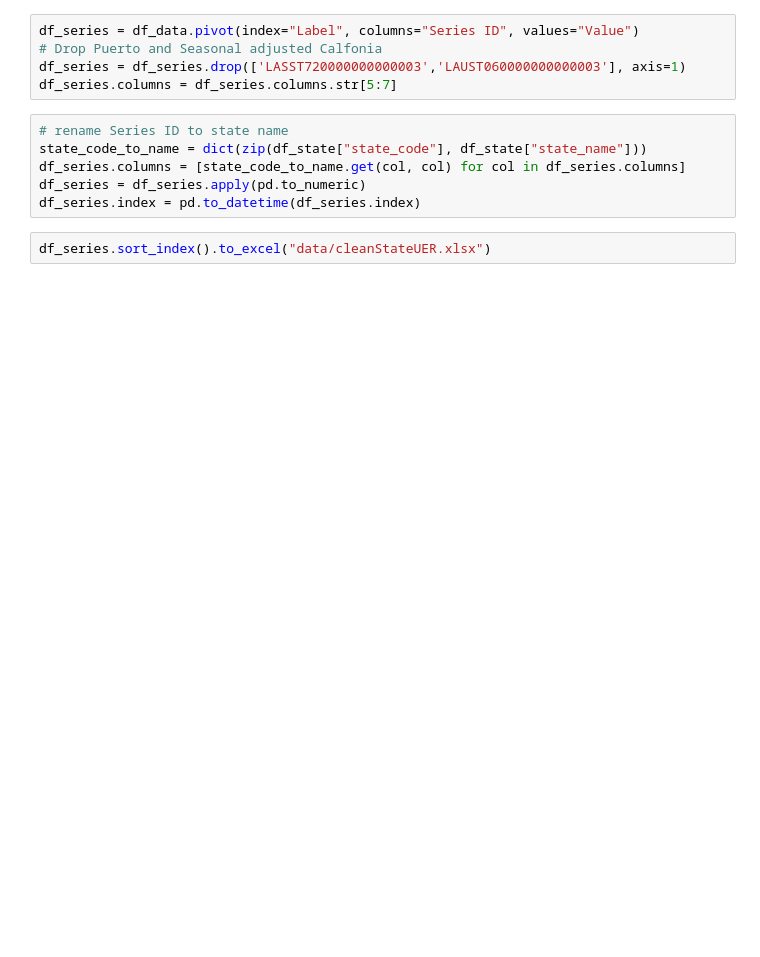
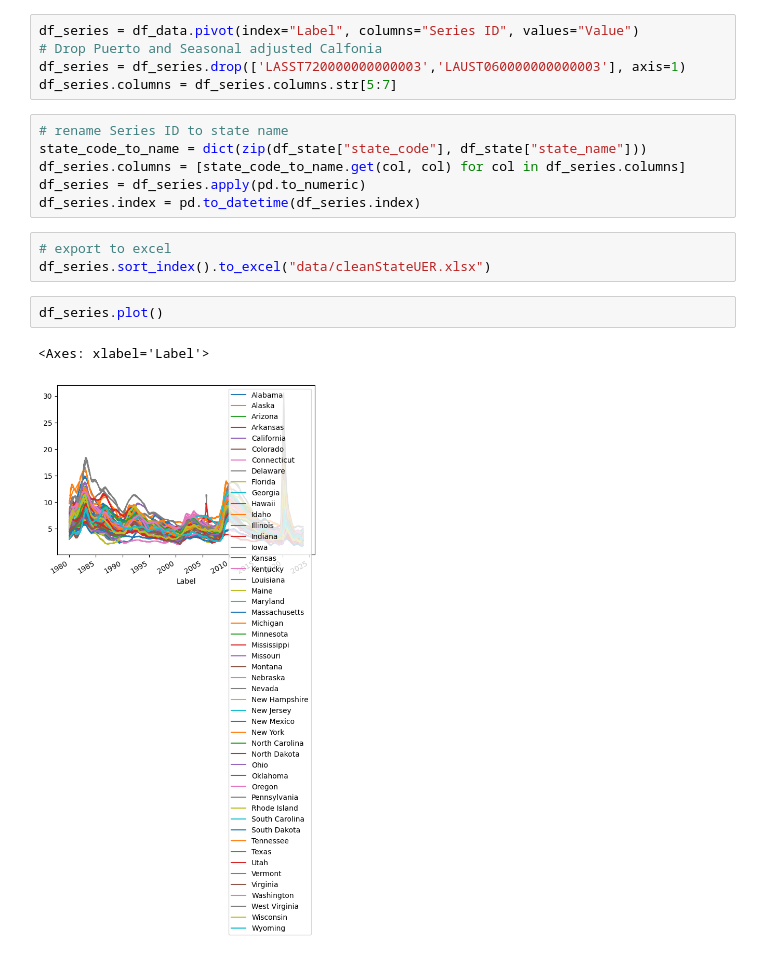
Before and after one commit to myo-kun/macro, a Jupyter notebook: SahmRule.ipynb, the cells around one changed output. Saved outputs shown, nothing was run; the diff lists cells and outputs as text; blank space fills up the shorter version.

```diff
--- a/SahmRule.ipynb
+++ b/SahmRule.ipynb
@@ -16,6 +59,12 @@ df_series.columns = [state_code_to_name.get(col, col) for col in df_series.colum
 df_series = df_series.apply(pd.to_numeric)
 df_series.index = pd.to_datetime(df_series.index)
 # %%
+# export to excel
 df_series.sort_index().to_excel("data/cleanStateUER.xlsx")
+# %%
+df_series.plot()
+# %% [output]
+<Axes: xlabel='Label'>
+[figure, added]
 # %%
 df_data
```
Also changed, not shown: parts of 6 cells of this notebook.
